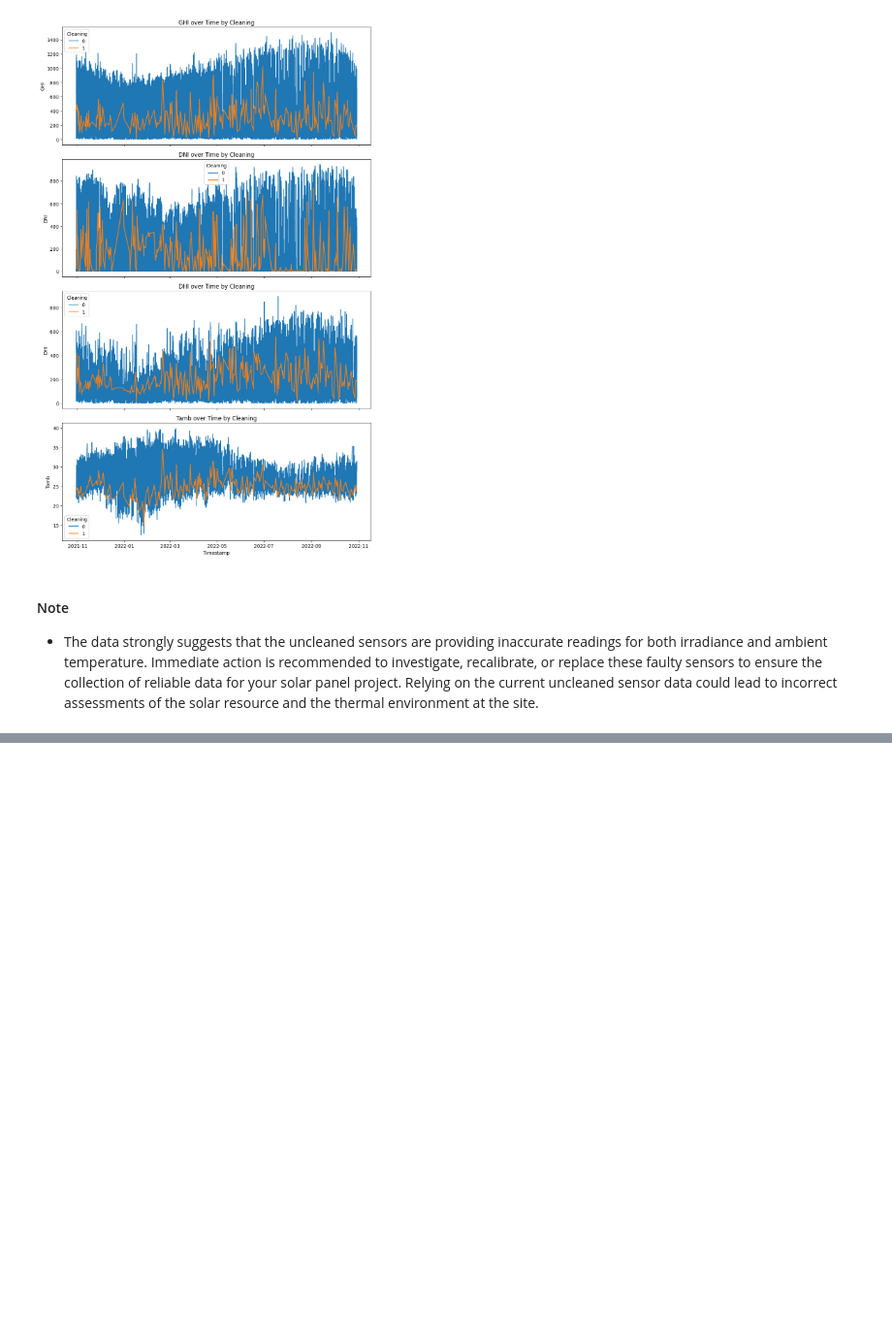
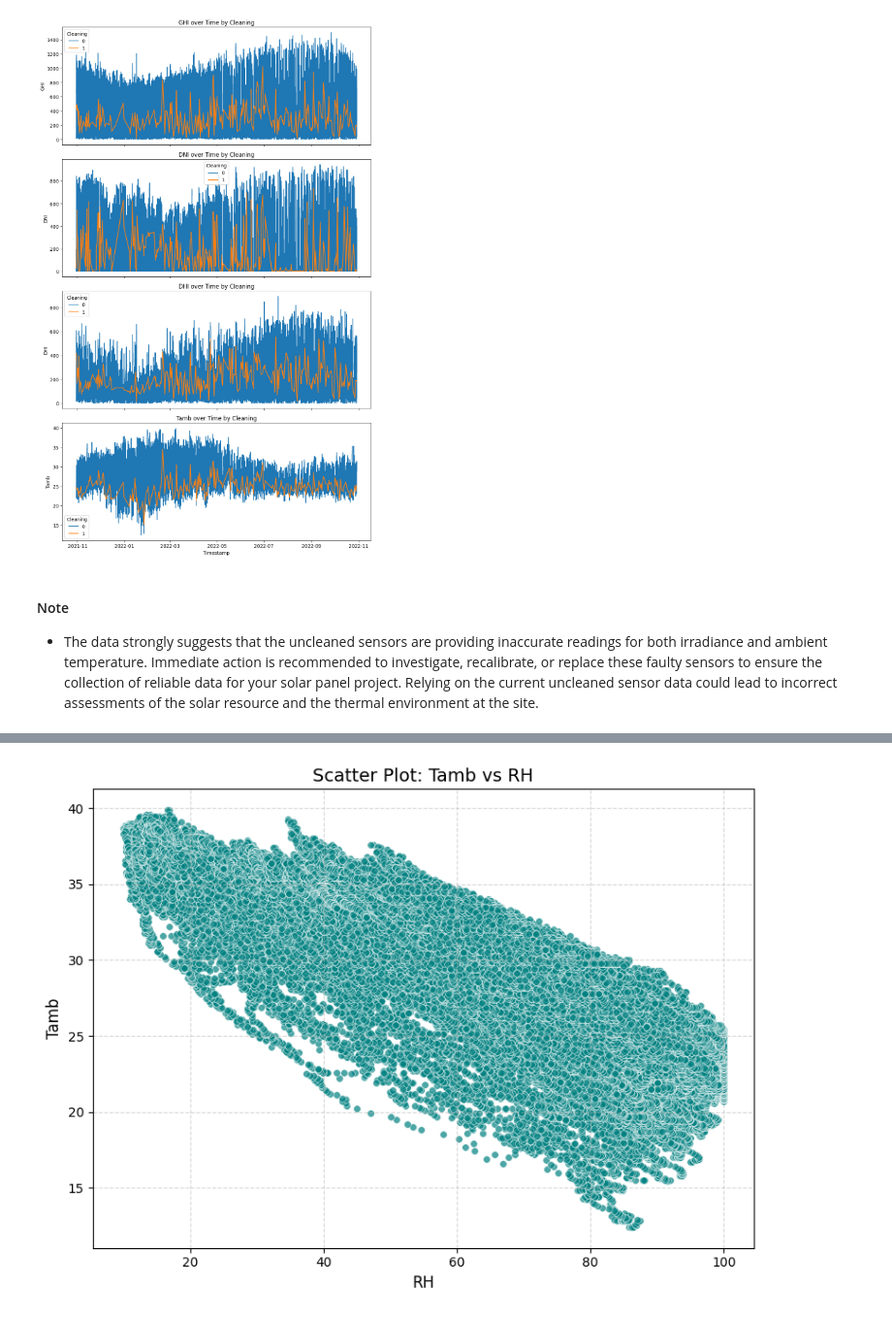
Before and after one commit to Ty-Miki/solar-challenge-week0, a Jupyter notebook: notebooks/eda_sierraleone.ipynb, the cells around one changed output, grey strips where cells are left out. Shown at 97% size. Drawn from its saved outputs; the diff is of its cells as text; code cells hidden in the pictures; blank space fills up the shorter version.

```diff
--- a/notebooks/eda_sierraleone.ipynb
+++ b/notebooks/eda_sierraleone.ipynb
@@ -378,0 +429,4 @@ plot_gen.plot_time_series_grouped(clean_df, columns=["GHI", "DNI", "DHI", "Tamb"
+# %%
+# 2. RH vs Tamb
+plot_gen.plot_scatter(clean_df, x_col='RH', y_col='Tamb')
+# %% [output]
@@ -378,0 +434 @@ plot_gen.plot_time_series_grouped(clean_df, columns=["GHI", "DNI", "DHI", "Tamb"
+[figure, added]
```
Also changed, not shown: parts of 8 cells of this notebook.
